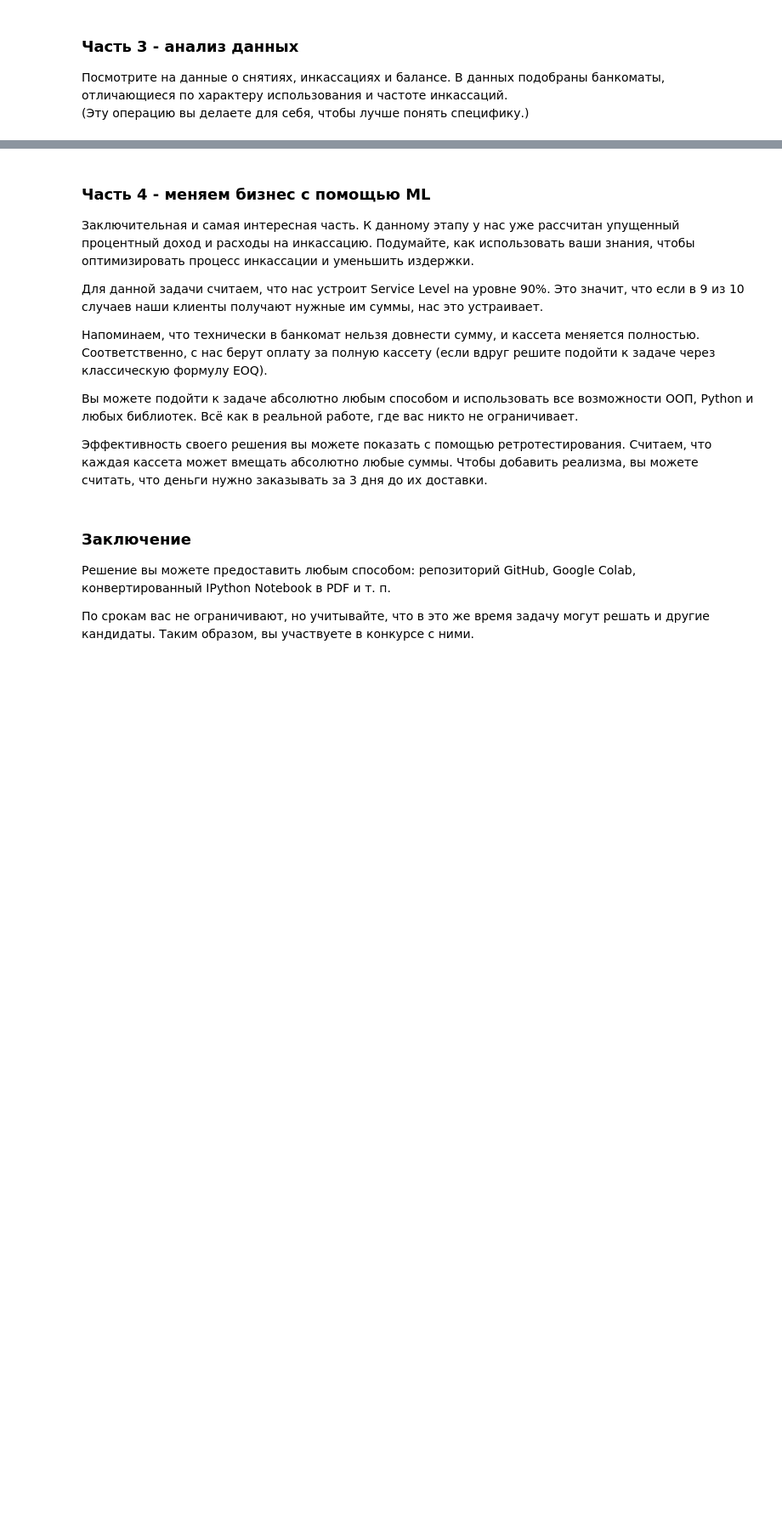
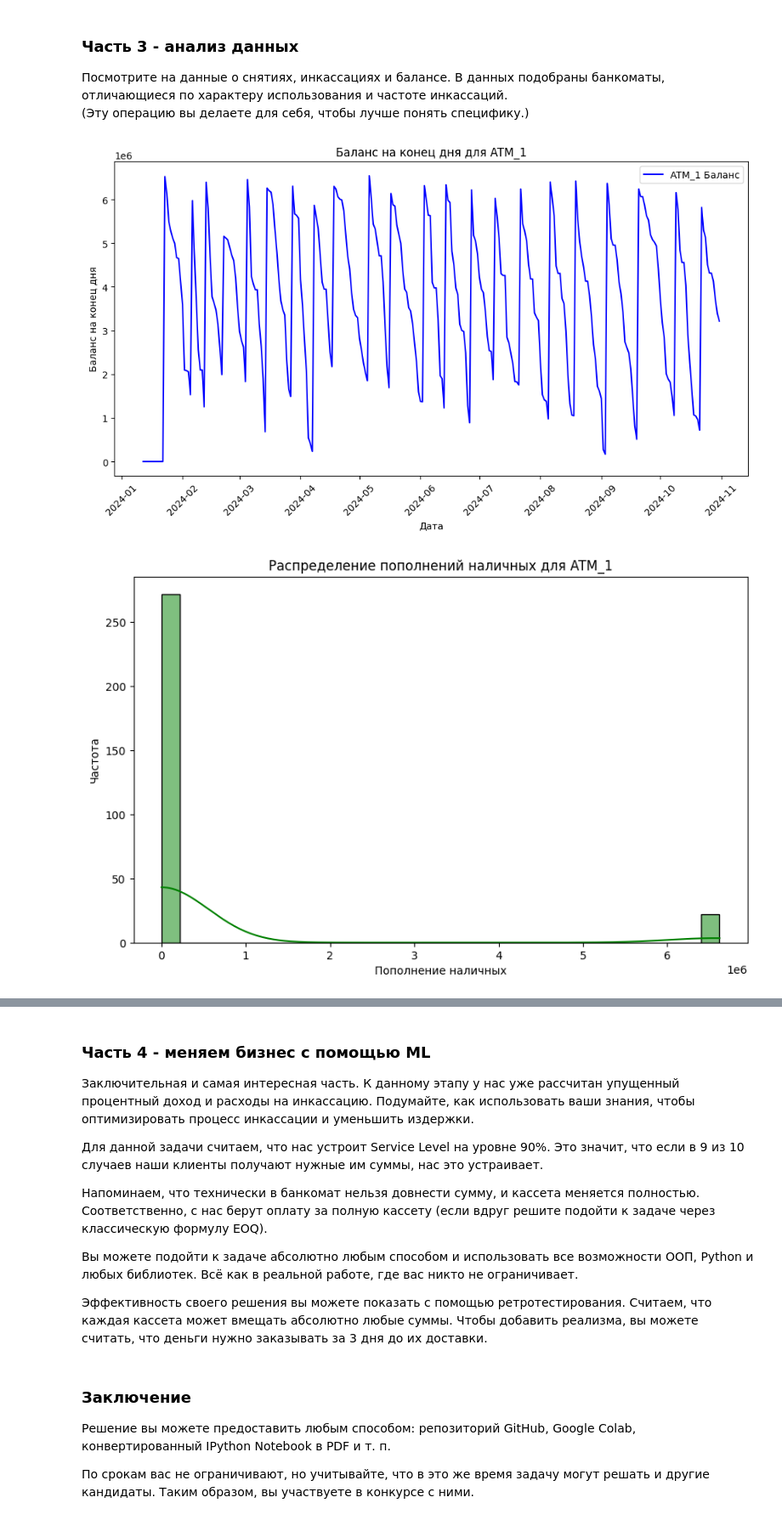
Before and after one commit to bdExplore/Python-Programs, a Jupyter notebook: Analysis/ATM_TASK_202412.ipynb, the cells around one changed output, grey strips where cells are left out. Shown at 85% size. Cells and saved outputs as stored; diff of their text form; code cells hidden in the pictures; blank space fills up the shorter version.

```diff
--- a/Analysis/ATM_TASK_202412.ipynb
+++ b/Analysis/ATM_TASK_202412.ipynb
@@ -102,12 +110,11 @@ for i in range(0, len(date_arr)):
 # Создание словаря
 rate_dict = dict(zip(date_arr_ymd, rate_arr))
 
-# Преобразование формата даты
-transactions['date_only'] = pd.to_datetime(transactions['date']).dt.date.astype(str)
 
 # Функция для вычисления упущенной процентной прибыли
 def calculate_missed_income(data_dict, df):
-    df['lost profits'] = 0
+    df['date_only'] = pd.to_datetime(transactions['date']).dt.date.astype(str)
+    df['lost_profits'] = 0.
 
     for index, row in df.iterrows():
         date = row['date_only']
@@ -116,9 +123,9 @@ def calculate_missed_income(data_dict, df):
         # Если дата есть в словаре, рассчитаем упущенную прибыль
         if date in data_dict:
             key_rate = data_dict[date]
-            df.at[index, 'lost profits'] = (balance * float(key_rate) / 100 / 365)
-    return df
+            df.at[index, 'lost_profits'] = (balance * float(key_rate) / 100 / 365)
+    return df['lost_profits']
 
-transactions = calculate_missed_income(rate_dict, transactions)
-transactions = transactions.drop('date_only', axis=1)
-print(transactions['lost profits'])
+transactions['lost_profits'] = calculate_missed_income(rate_dict, transactions).fillna(0)
+
+print(transactions['lost_profits'])
@@ -180,0 +223,34 @@ print(transactions['incassation_cost'])
+# %%
+import matplotlib.pyplot as plt
+import seaborn as sns
+
+# Фильтруем данные для ATM_1
+atm_1_data = transactions[transactions['ATM_ID'] == 'ATM_1']
+
+# Анализ баланса на конец дня для ATM_1
+plt.figure(figsize=(12, 6))
+sns.lineplot(data=atm_1_data, x='date', y='bal_end_of_day', color='blue', label='ATM_1 Баланс')
+plt.title('Баланс на конец дня для ATM_1')
+plt.xlabel('Дата')
+plt.ylabel('Баланс на конец дня')
+plt.xticks(rotation=45)
+plt.show()
+
+# Гистограмма пополнений для ATM_1
+plt.figure(figsize=(10, 6))
+sns.histplot(atm_1_data['cash_in'], kde=True, color='green', bins=30)
+plt.title('Распределение пополнений наличных для ATM_1')
+plt.xlabel('Пополнение наличных')
+plt.ylabel('Частота')
+plt.show()
+
+# Гистограмма снятия наличных для ATM_1
+plt.figure(figsize=(10, 6))
+sns.histplot(atm_1_data['cash_out'], kde=True, color='red', bins=30)
+plt.title('Распределение снятия наличных для ATM_1')
+plt.xlabel('Снятие наличных')
+plt.ylabel('Частота')
+plt.show()
+# %% [output]
+[figure, added]
+[figure, added]
```
Also changed, not shown: parts of 14 cells of this notebook.
